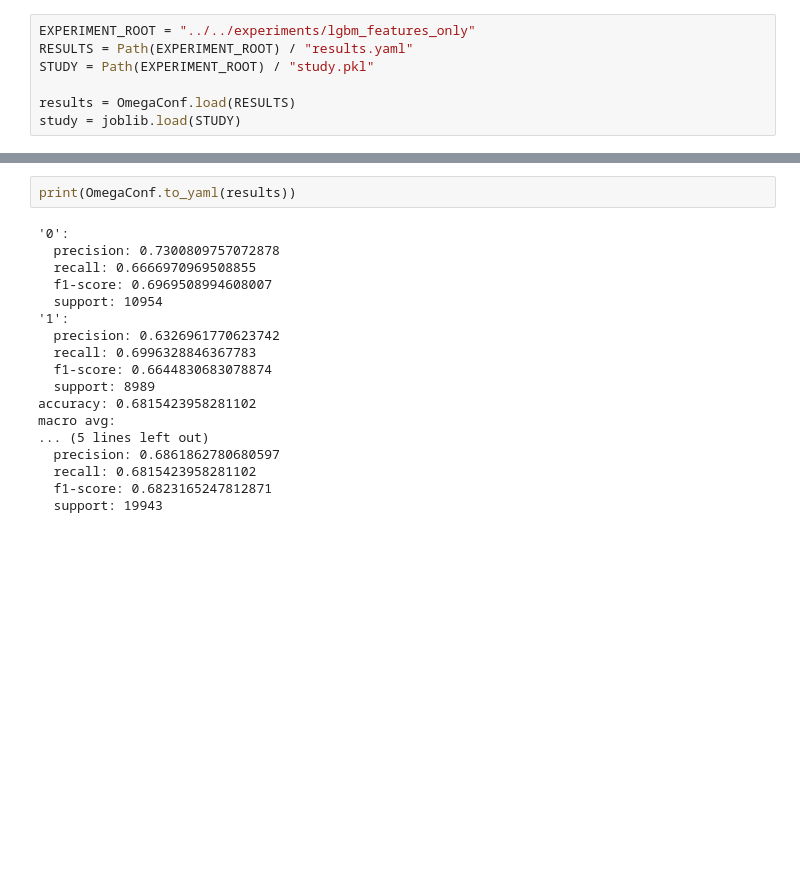
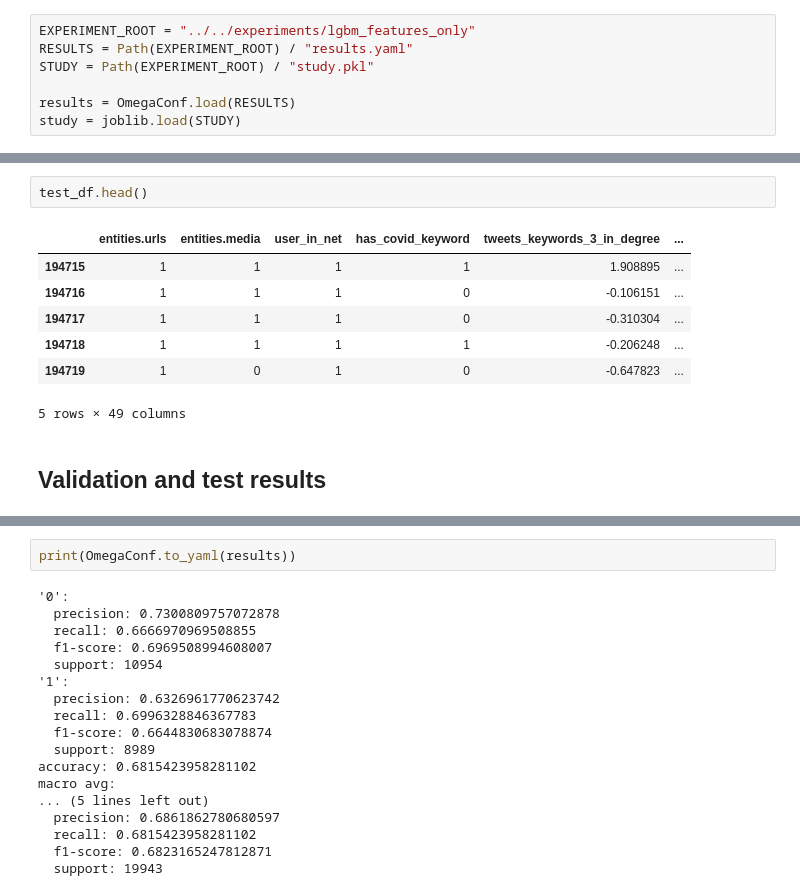
Before and after one commit to InfoCoV/Multi-Cro-CoV-cseBERT, a Jupyter notebook: notebooks/results_analysis/lgbm_features_only.ipynb, the cells around one changed output, grey strips where cells are left out. Cells and saved outputs as stored; diff of their text form; blank space fills up the shorter version.

```diff
--- a/notebooks/results_analysis/lgbm_features_only.ipynb
+++ b/notebooks/results_analysis/lgbm_features_only.ipynb
@@ -19,0 +58,12 @@ study = joblib.load(STUDY)
+# %%
+test_df.head()
+# %% [output]
+|  | entities.urls | entities.media | user_in_net | has_covid_keyword | tweets_keywords_3_in_degree | ... |
+| 194715 | 1 | 1 | 1 | 1 | 1.908895 | ... |
+| 194716 | 1 | 1 | 1 | 0 | -0.106151 | ... |
+| 194717 | 1 | 1 | 1 | 0 | -0.310304 | ... |
+| 194718 | 1 | 1 | 1 | 1 | -0.206248 | ... |
+| 194719 | 1 | 0 | 1 | 0 | -0.647823 | ... |
+5 rows × 49 columns
+# %% [markdown]
+## Validation and test results
```
Also changed, not shown: parts of 6 cells of this notebook, 2 other files.
